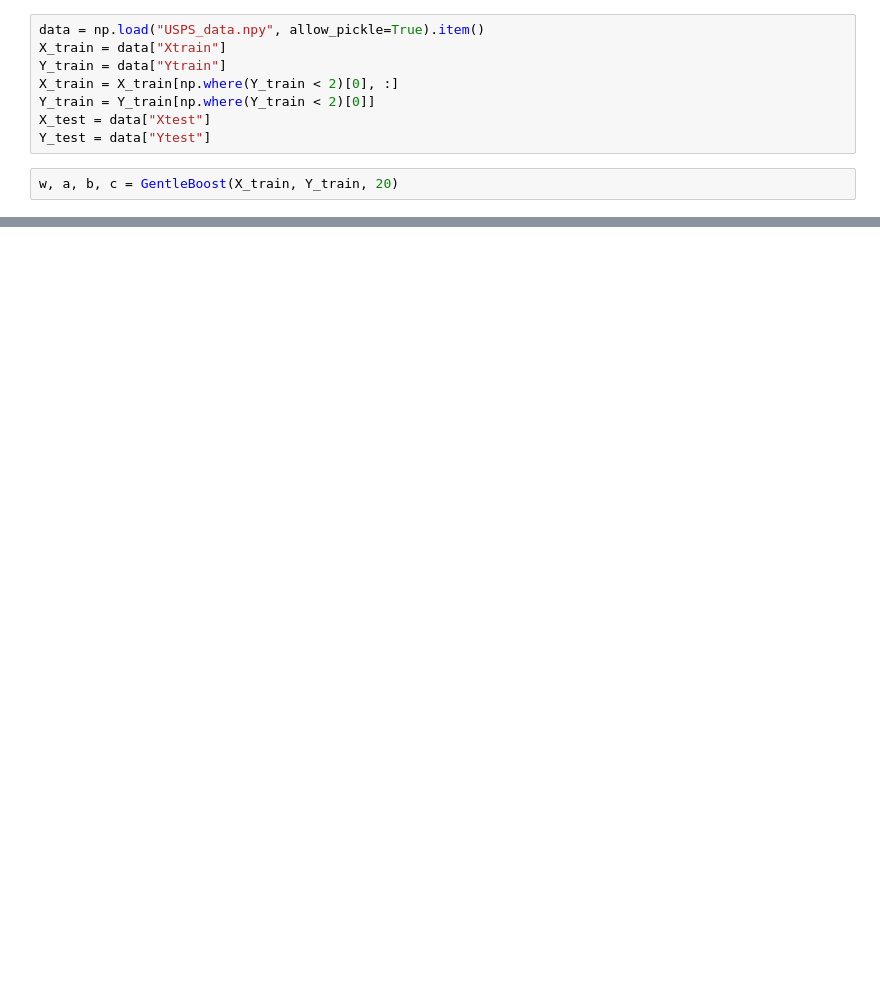
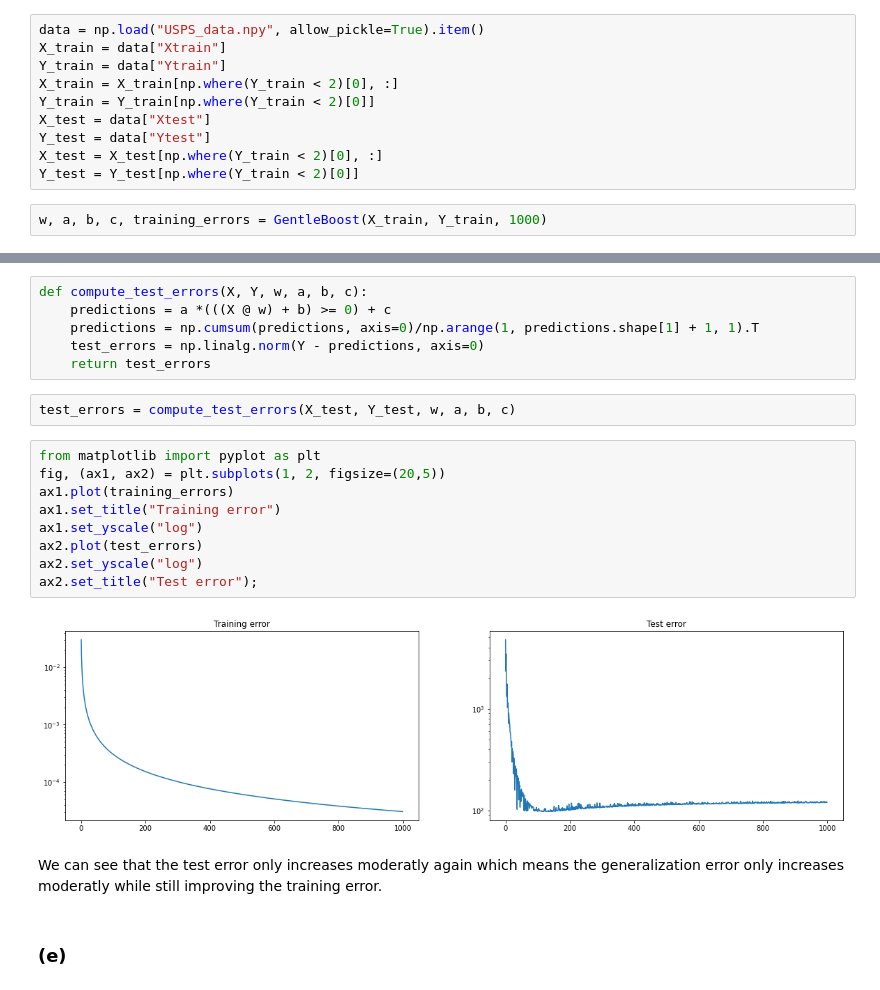
Before and after one commit to philippvb/Statistical_Machine_Learning_Summer_21, a Jupyter notebook: exercise09/exercise09_philipp.ipynb, the cells around one changed output, grey strips where cells are left out. Saved outputs shown, nothing was run; the diff lists cells and outputs as text; blank space fills up the shorter version.

```diff
--- a/exercise09/exercise09_philipp.ipynb
+++ b/exercise09/exercise09_philipp.ipynb
@@ -82,6 +116,8 @@ X_train = X_train[np.where(Y_train < 2)[0], :]
 Y_train = Y_train[np.where(Y_train < 2)[0]]
 X_test = data["Xtest"]
 Y_test = data["Ytest"]
+X_test = X_test[np.where(Y_train < 2)[0], :]
+Y_test = Y_test[np.where(Y_train < 2)[0]]
 # %%
-w, a, b, c = GentleBoost(X_train, Y_train, 20)
+w, a, b, c, training_errors = GentleBoost(X_train, Y_train, 1000)
 # %% [output]
@@ -155,0 +134,23 @@ The training error is:0.023001053494391323
+# %%
+def compute_test_errors(X, Y, w, a, b, c):
+    predictions = a *(((X @ w) + b) >= 0) + c
+    predictions = np.cumsum(predictions, axis=0)/np.arange(1, predictions.shape[1] + 1, 1).T
+    test_errors = np.linalg.norm(Y - predictions, axis=0)
+    return test_errors
+# %%
+test_errors = compute_test_errors(X_test, Y_test, w, a, b, c)
+# %%
+from matplotlib import pyplot as plt
+fig, (ax1, ax2) = plt.subplots(1, 2, figsize=(20,5))
+ax1.plot(training_errors)
+ax1.set_title("Training error")
+ax1.set_yscale("log")
+ax2.plot(test_errors)
+ax2.set_yscale("log")
+ax2.set_title("Test error");
+# %% [output]
+[figure, added]
+# %% [markdown]
+We can see that the test error only increases moderatly again which means the generalization error only increases moderatly while still improving the training error.
+# %% [markdown]
+### (e)
```
Also changed, not shown: parts of 13 cells of this notebook, 1 other file.
